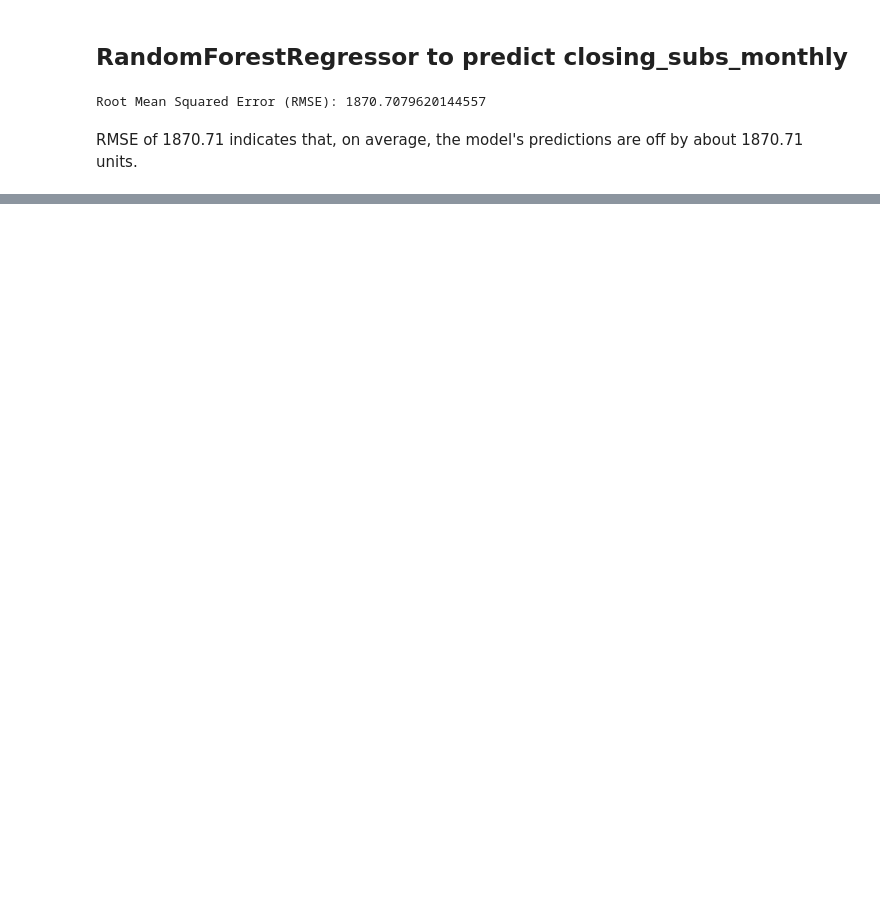
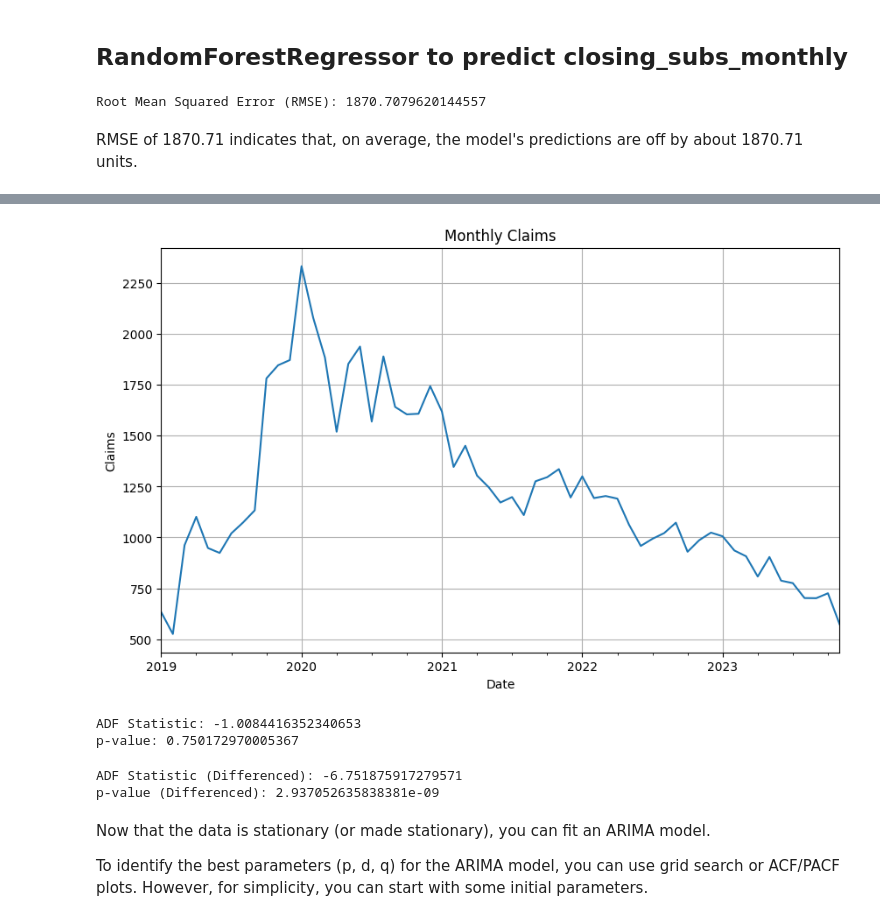
Before and after one commit to ChinSekYi/demand-forcasting-for-phone-devices, a Jupyter notebook: MODEL_TRAINING.ipynb, the cells around one changed output, grey strips where cells are left out. Drawn from its saved outputs; the diff is of its cells as text; code cells hidden in the pictures; blank space fills up the shorter version.

Commit message:
Update model training

```diff
--- a/MODEL_TRAINING.ipynb
+++ b/MODEL_TRAINING.ipynb
@@ -111,0 +114,9 @@ RMSE of 1870.71 indicates that, on average, the model's predictions are off by a
+# %%
+# Sort by 'year' and 'month'
+df['date'] = pd.to_datetime(df[['year', 'month']].assign(day=1))
+
+# Group data by month (sum or average claims)
+monthly_data = df.groupby('date')['claims'].sum()
+
+# Check the data
+print(monthly_data.head())
@@ -111,0 +131,40 @@ RMSE of 1870.71 indicates that, on average, the model's predictions are off by a
+# %%
+import matplotlib.pyplot as plt
+
+# Plot the data
+plt.figure(figsize=(10, 6))
+monthly_data.plot()
+plt.title('Monthly Claims')
+plt.xlabel('Date')
+plt.ylabel('Claims')
+plt.grid(True)
+plt.show()
+# %% [output]
+[figure, added]
+# %%
+from statsmodels.tsa.stattools import adfuller
+
+# Perform ADF test
+result = adfuller(monthly_data)
+print(f'ADF Statistic: {result[0]}')
+print(f'p-value: {result[1]}')
+
+# If p-value < 0.05, the series is stationary
+# %% [output]
+ADF Statistic: -1.0084416352340653
+p-value: 0.750172970005367
+# %%
+# Differencing the data to make it stationary
+monthly_data_diff = monthly_data.diff().dropna()
+
+# Check stationarity again
+result_diff = adfuller(monthly_data_diff)
+print(f'ADF Statistic (Differenced): {result_diff[0]}')
+print(f'p-value (Differenced): {result_diff[1]}')
+# %% [output]
+ADF Statistic (Differenced): -6.751875917279571
+p-value (Differenced): 2.937052635838381e-09
+# %% [markdown]
+Now that the data is stationary (or made stationary), you can fit an ARIMA model.
+
+To identify the best parameters (p, d, q) for the ARIMA model, you can use grid search or ACF/PACF plots. However, for simplicity, you can start with some initial parameters.
```
Also changed, not shown: parts of 5 cells of this notebook, 1 other file.
